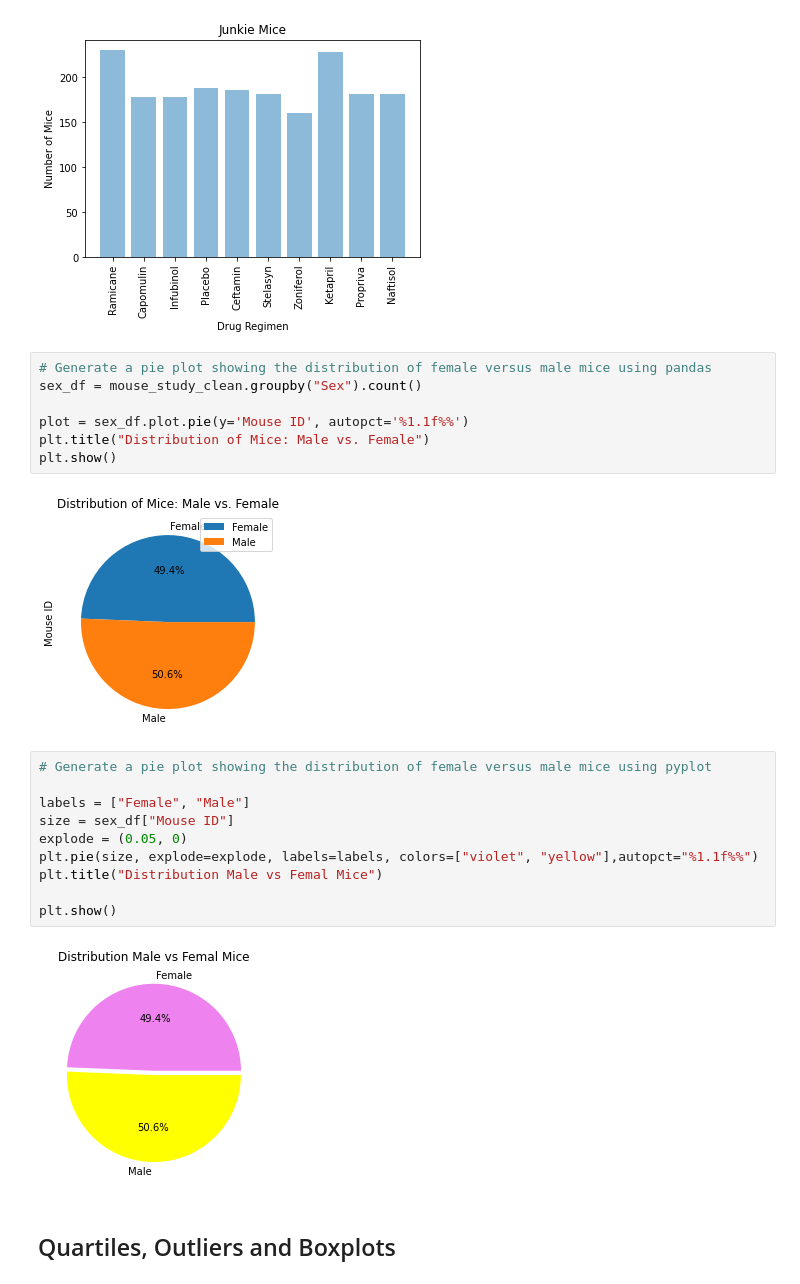
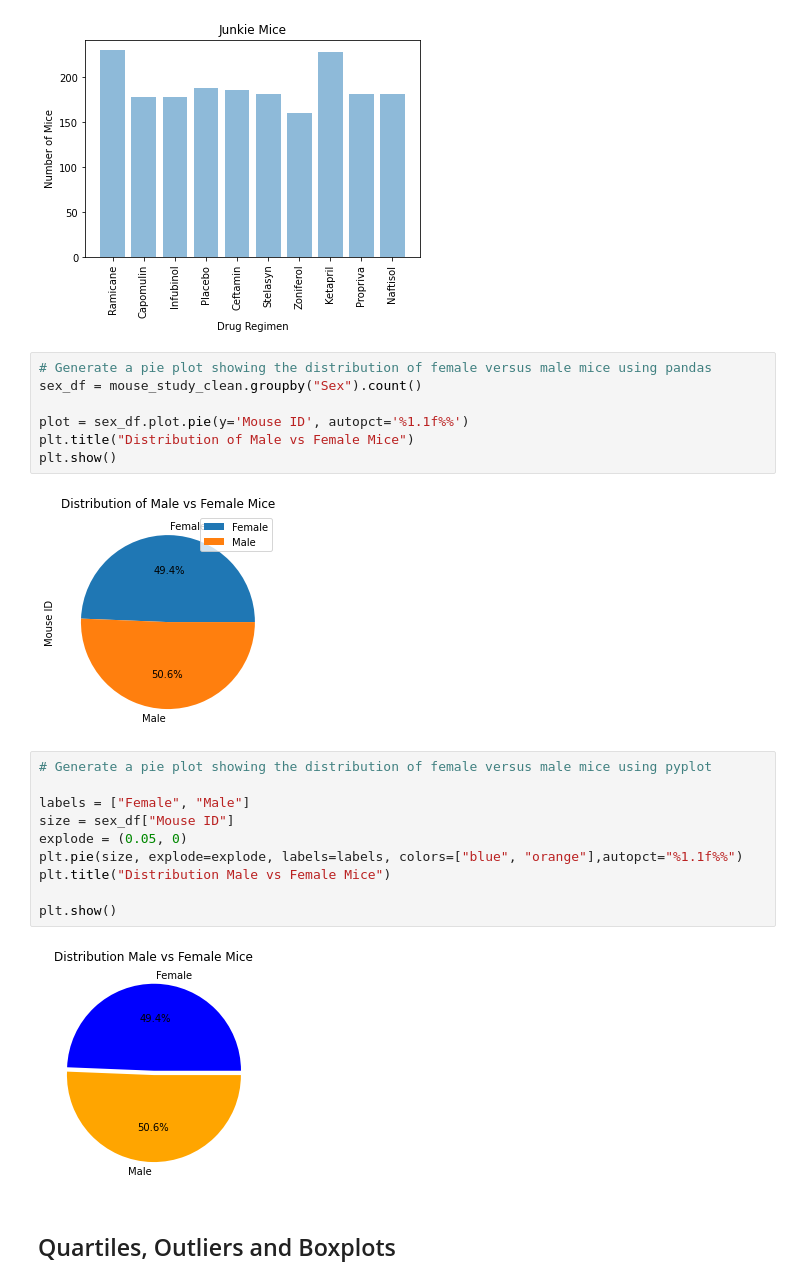
Before and after one commit to ijeriel/Bootcamp-Homework-Jeriel, a Jupyter notebook: Matplotlib-challenge/pymaceuticals_starter.ipynb, the cells around one changed output. Cells and saved outputs as stored; diff of their text form.

Commit message:
fix pie plot and typos

```diff
--- a/Matplotlib-challenge/pymaceuticals_starter.ipynb
+++ b/Matplotlib-challenge/pymaceuticals_starter.ipynb
@@ -187,22 +187,22 @@ plt.show()
 sex_df = mouse_study_clean.groupby("Sex").count()
 
 plot = sex_df.plot.pie(y='Mouse ID', autopct='%1.1f%%')
-plt.title("Distribution of Mice: Male vs. Female")
+plt.title("Distribution of Male vs Female Mice")
 plt.show()
 # %% [output]
-[figure, old version]
+[figure, new version]
 # %%
 # Generate a pie plot showing the distribution of female versus male mice using pyplot
 
 labels = ["Female", "Male"]
 size = sex_df["Mouse ID"]
 explode = (0.05, 0)
-plt.pie(size, explode=explode, labels=labels, colors=["violet", "yellow"],autopct="%1.1f%%")
-plt.title("Distribution Male vs Femal Mice")
+plt.pie(size, explode=explode, labels=labels, colors=["blue", "orange"],autopct="%1.1f%%")
+plt.title("Distribution Male vs Female Mice")
 
 plt.show()
 # %% [output]
-[figure, old version]
+[figure, new version]
 # %% [markdown]
 ## Quartiles, Outliers and Boxplots
 # %%
```
